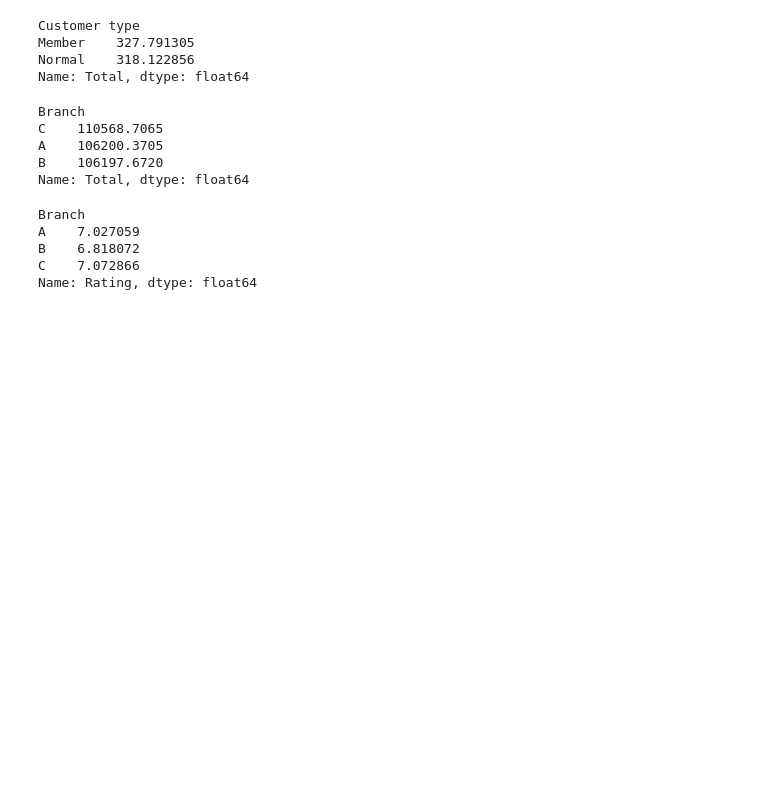
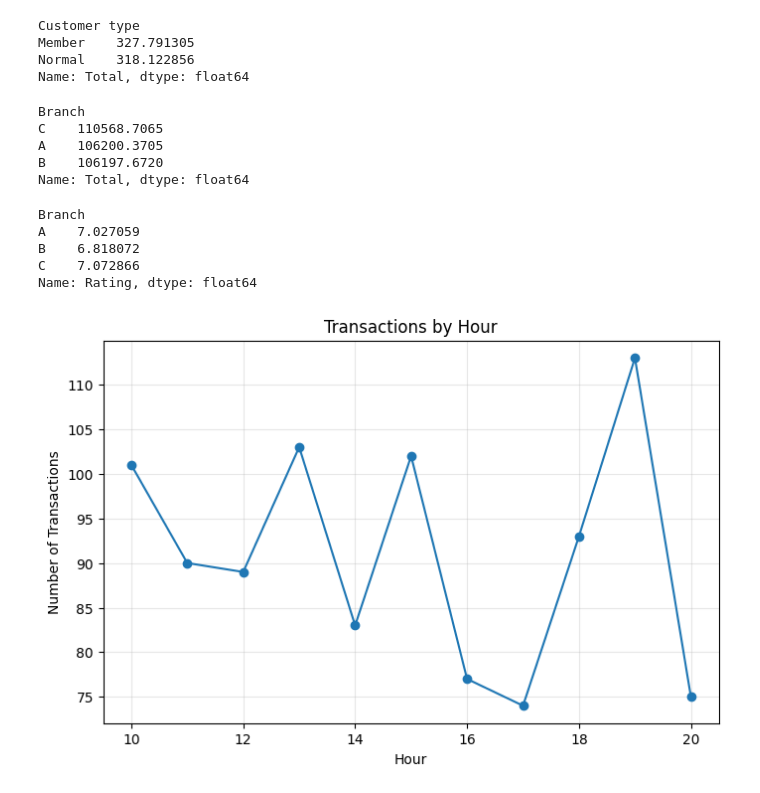
Before and after one commit to yarchi2k3/retail-analytics-dashboard, a Jupyter notebook: notebooks/retail_analysis.ipynb, the cells around one changed output. Cells and saved outputs as stored; diff of their text form; code cells hidden in the pictures; blank space fills up the shorter version.

Commit message:
Add visualizations and project findings

```diff
--- a/notebooks/retail_analysis.ipynb
+++ b/notebooks/retail_analysis.ipynb
@@ -359,3 +359,21 @@ A    7.027059
 B    6.818072
 C    7.072866
 Name: Rating, dtype: float64
+# %%
+import matplotlib.pyplot as plt
+
+plt.figure(figsize=(8, 5))
+plt.plot(
+    transactions_by_hour.index,
+    transactions_by_hour.values,
+    marker="o"
+)
+
+plt.title("Transactions by Hour")
+plt.xlabel("Hour")
+plt.ylabel("Number of Transactions")
+plt.grid(alpha=0.3)
+
+plt.show()
+# %% [output]
+[figure, added]
```
Also changed, not shown: parts of 4 cells of this notebook.
